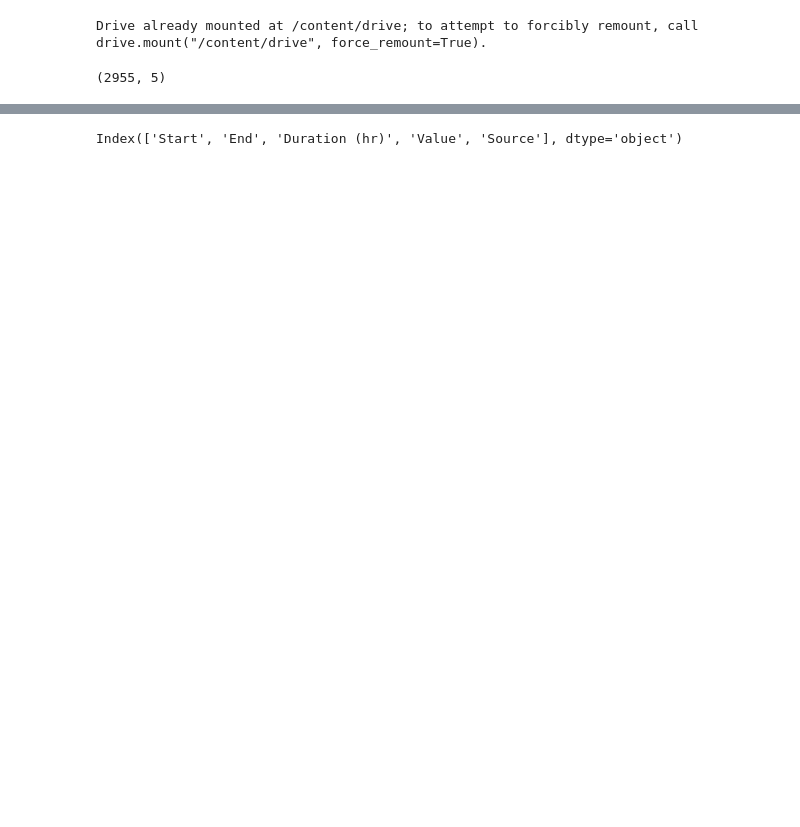
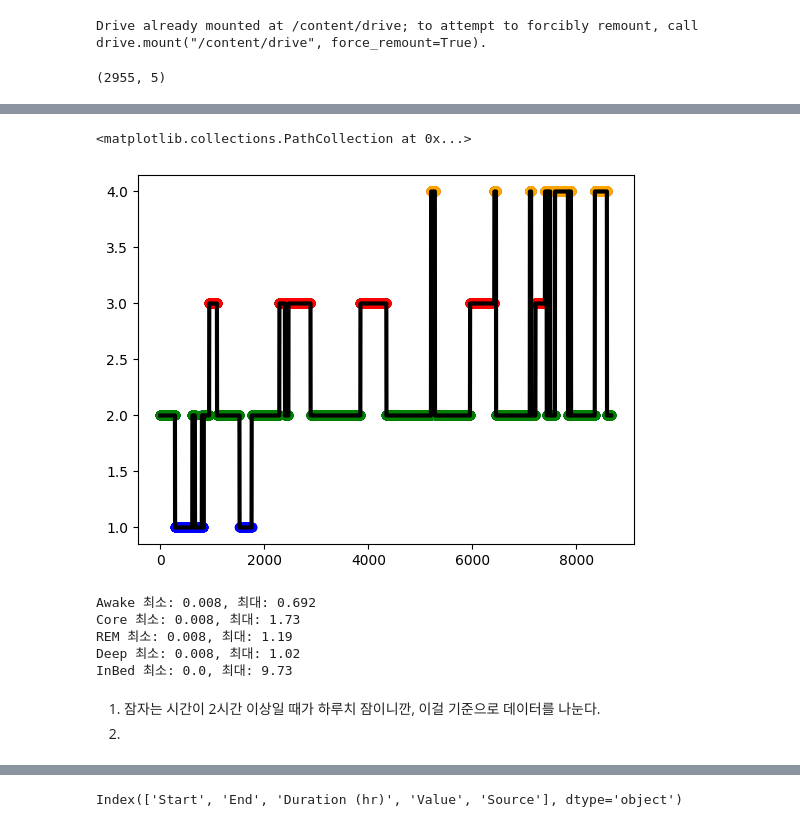
Before and after one commit to heejjj/Sleeping_Project, a Jupyter notebook: HACKATON.ipynb, the cells around one changed output, grey strips where cells are left out. Saved outputs shown, nothing was run; the diff lists cells and outputs as text; code cells hidden in the pictures; blank space fills up the shorter version.

```diff
--- a/HACKATON.ipynb
+++ b/HACKATON.ipynb
@@ -65,0 +54,19 @@ data
+# %%
+tmp = data.iloc[:36]
+tmp["Duration (hr)"] = tmp["Duration (hr)"].astype('float') * 1000
+tmp['Value']= tmp['Value'].replace('Core',2)
+tmp['Value']= tmp['Value'].replace('REM',3)
+tmp['Value']= tmp['Value'].replace('Deep',1)
+tmp['Value']= tmp['Value'].replace('Awake',4)
+tmp['Value']= tmp['Value'].replace('InBed',0)
+tmp = tmp[["Duration (hr)", "Value"]]
+tmp = np.array(tmp)
+tmp
+# %%
+x_list = []
+for x in tmp:
+  if x[1] != 0:
+    timeseries = np.ones([int(x[0])]) * x[1]
+    x_list.append(timeseries)
+# %%
+ts = np.concatenate(x_list)
@@ -65,0 +75,43 @@ data
+# %%
+y = ts
+x = np.arange(len(y))
+
+# 생성 제외할 값의 기준
+threshold = 2
+core= 2
+deep = 1
+inbed = 0
+rem = 3
+awake = 4
+
+# line plot
+plt.plot(x, y, color='black',linewidth=3)
+
+below_threshold =  y > threshold
+below_core = core<=y
+below_deep = deep<=y
+below_rem = rem<=y
+below_awake = awake<=y
+
+# Add above threshold markers
+plt.scatter(x[below_deep], y[below_deep], color='blue')
+plt.scatter(x[below_core], y[below_core], color='green')
+plt.scatter(x[below_rem], y[below_rem], color='red')
+plt.scatter(x[below_awake], y[below_awake], color='orange')
+# %% [output]
+<matplotlib.collections.PathCollection at 0x...>
+[figure, added]
+# %%
+for state in ["Awake", "Core", "REM", "Deep", "InBed"]:
+  tmp = data[data["Value"]==state]
+  duration = tmp["Duration (hr)"]
+  print(f"{state} 최소: {duration.min()}, 최대: {duration.max()}")
+# %% [output]
+Awake 최소: 0.008, 최대: 0.692
+Core 최소: 0.008, 최대: 1.73
+REM 최소: 0.008, 최대: 1.19
+Deep 최소: 0.008, 최대: 1.02
+InBed 최소: 0.0, 최대: 9.73
+# %% [markdown]
+1. 잠자는 시간이 2시간 이상일 때가 하루치 잠이니깐, 이걸 기준으로 데이터를 나눈다.
+2.
```
Also changed, not shown: parts of 17 cells of this notebook.
